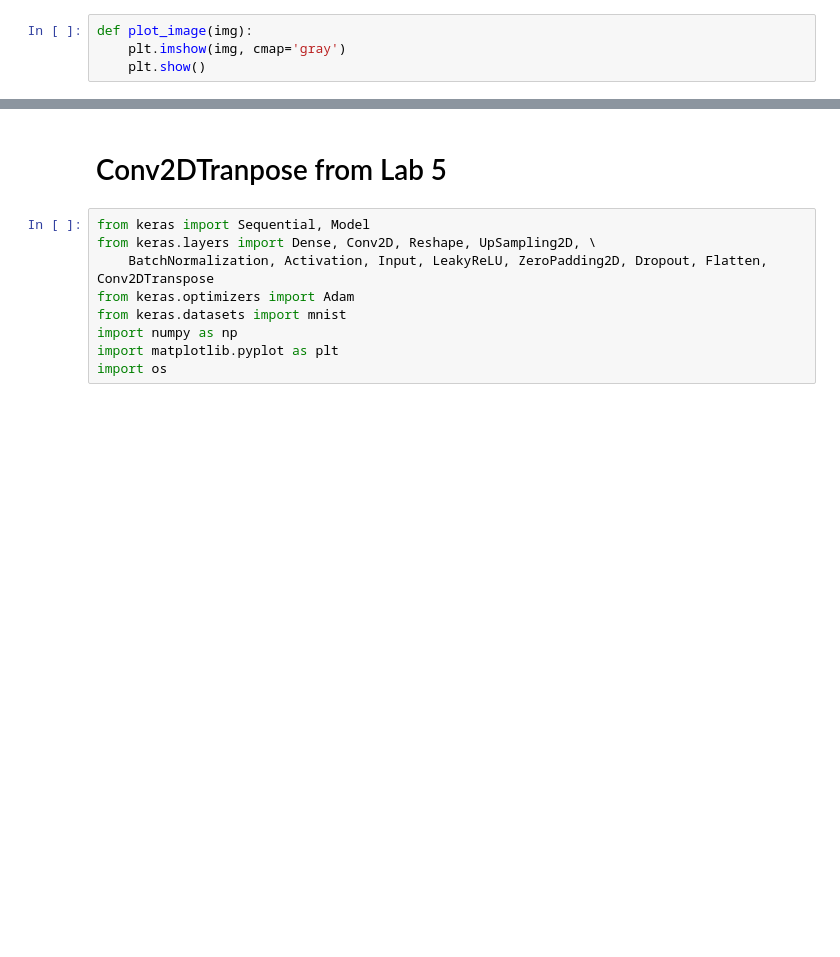
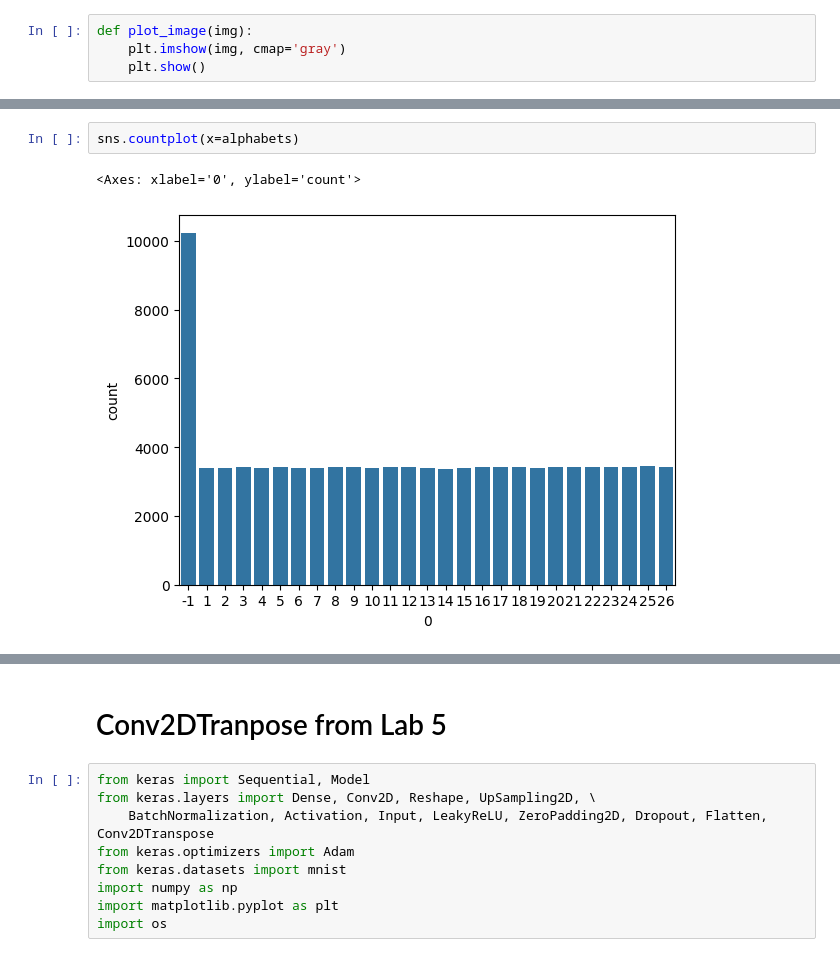
Before and after one commit to shoelesshoe/DELECA2, a Jupyter notebook: CA2 Part A.ipynb, the cells around one changed output, grey strips where cells are left out. Saved outputs shown, nothing was run; the diff lists cells and outputs as text; blank space fills up the shorter version.

```diff
--- a/CA2 Part A.ipynb
+++ b/CA2 Part A.ipynb
@@ -77,0 +183,5 @@ plt.show()
+# %%
+sns.countplot(x=alphabets)
+# %% [output]
+<Axes: xlabel='0', ylabel='count'>
+[figure, added]
```
Also changed, not shown: parts of 26 cells of this notebook.
